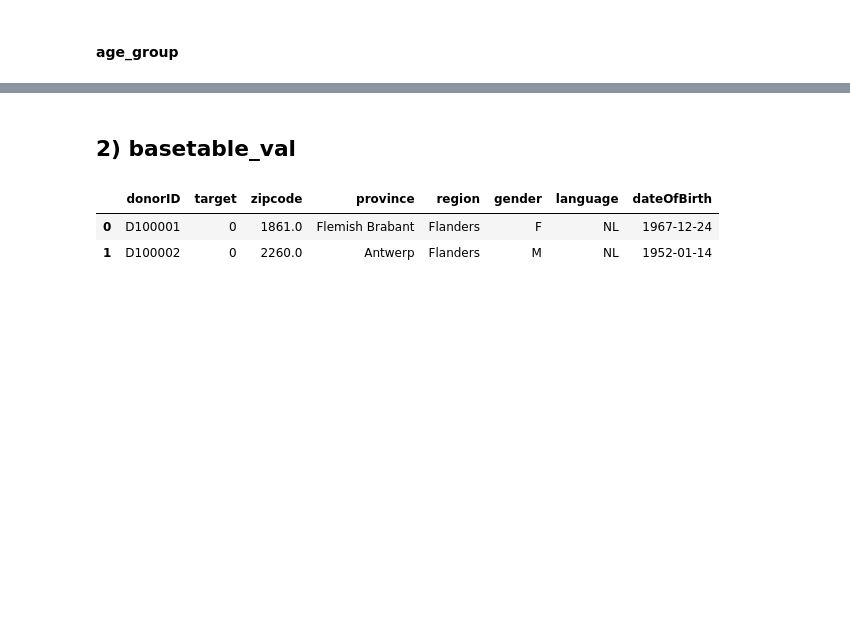
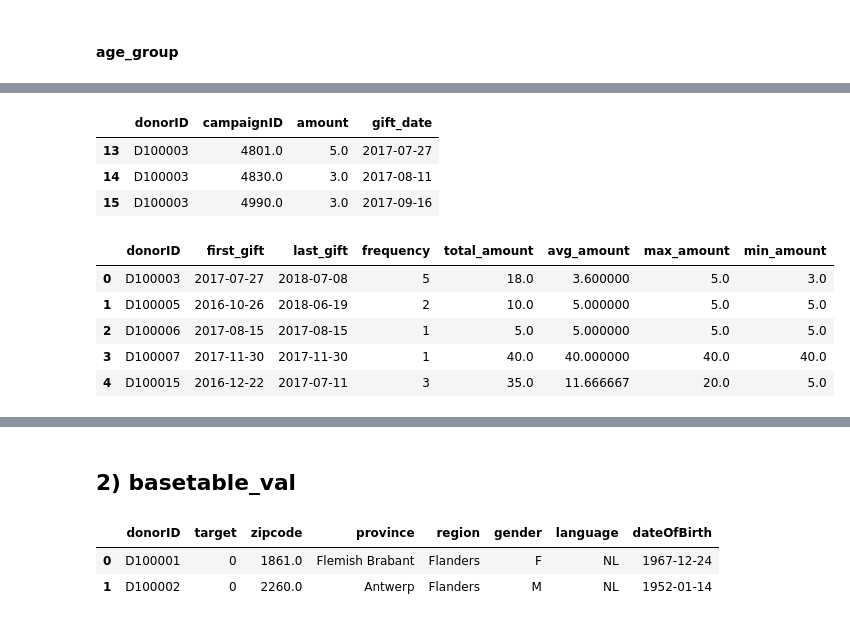
Before and after one commit to LeZM/python-predictive-group-project, a Jupyter notebook: notebooks/EDA_zk.ipynb, the cells around one changed output, grey strips where cells are left out. Drawn from its saved outputs; the diff is of its cells as text; code cells hidden in the pictures; blank space fills up the shorter version.

Commit message:
version before final

```diff
--- a/notebooks/EDA_zk.ipynb
+++ b/notebooks/EDA_zk.ipynb
@@ -566,8 +540,8 @@ Timestamp('2018-09-04 00:00:00')
 We need to define our gap period. A gap period is crucial as it allows the model to train, to send the campaign and avoid data leakage.
 A one month Gap period is geenrally considered a standard in the industry
 # %%
-# Gap period: 1 month before campaign
-gap_days = 30
+# Gap period: 1 week before campaign
+gap_days = 7
 # %%
 feature_cutoff_6169 = campaign_date_6169 - timedelta(gap_days)
 feature_cutoff_6169
@@ -869,0 +790,39 @@ basetable_train['current_value_ratio'] = basetable_train['max_amount'] / (baseta
+# %%
+# We define our lookback days
+lookback_days = 730   # 24 months
+
+# We define the start of our window given the lookback days
+window_start_6169 = feature_cutoff_6169 - timedelta(lookback_days)
+# %%
+# Use only gifts BEFORE the feature cutoff (gap respected)
+gifts_before_6169 = gifts[
+    (gifts["gift_date"] >= window_start_6169) &
+    (gifts["gift_date"] < feature_cutoff_6169)
+].copy()
+
+gifts_before_6169.head(3)
+# %% [output]
+|  | donorID | campaignID | amount | gift_date |
+| 13 | D100003 | 4801.0 | 5.0 | 2017-07-27 |
+| 14 | D100003 | 4830.0 | 3.0 | 2017-08-11 |
+| 15 | D100003 | 4990.0 | 3.0 | 2017-09-16 |
+# %%
+# We group by donor and compute donation history metrics
+rfm_6169 = gifts_before_6169.groupby("donorID").agg(
+    first_gift=("gift_date", "min"),
+    last_gift=("gift_date", "max"),
+    frequency=("amount", "count"),
+    total_amount=("amount", "sum"),
+    avg_amount=("amount", "mean"),
+    max_amount=("amount", "max"),
+    min_amount=("amount", "min")
+).reset_index()
+
+rfm_6169.head(5)
+# %% [output]
+|  | donorID | first_gift | last_gift | frequency | total_amount | avg_amount | max_amount | min_amount |
+| 0 | D100003 | 2017-07-27 | 2018-07-08 | 5 | 18.0 | 3.600000 | 5.0 | 3.0 |
+| 1 | D100005 | 2016-10-26 | 2018-06-19 | 2 | 10.0 | 5.000000 | 5.0 | 5.0 |
+| 2 | D100006 | 2017-08-15 | 2017-08-15 | 1 | 5.0 | 5.000000 | 5.0 | 5.0 |
+| 3 | D100007 | 2017-11-30 | 2017-11-30 | 1 | 40.0 | 40.000000 | 40.0 | 40.0 |
+| 4 | D100015 | 2016-12-22 | 2017-07-11 | 3 | 35.0 | 11.666667 | 20.0 | 5.0 |
```
Also changed, not shown: parts of 74 cells of this notebook, 1 other file.
